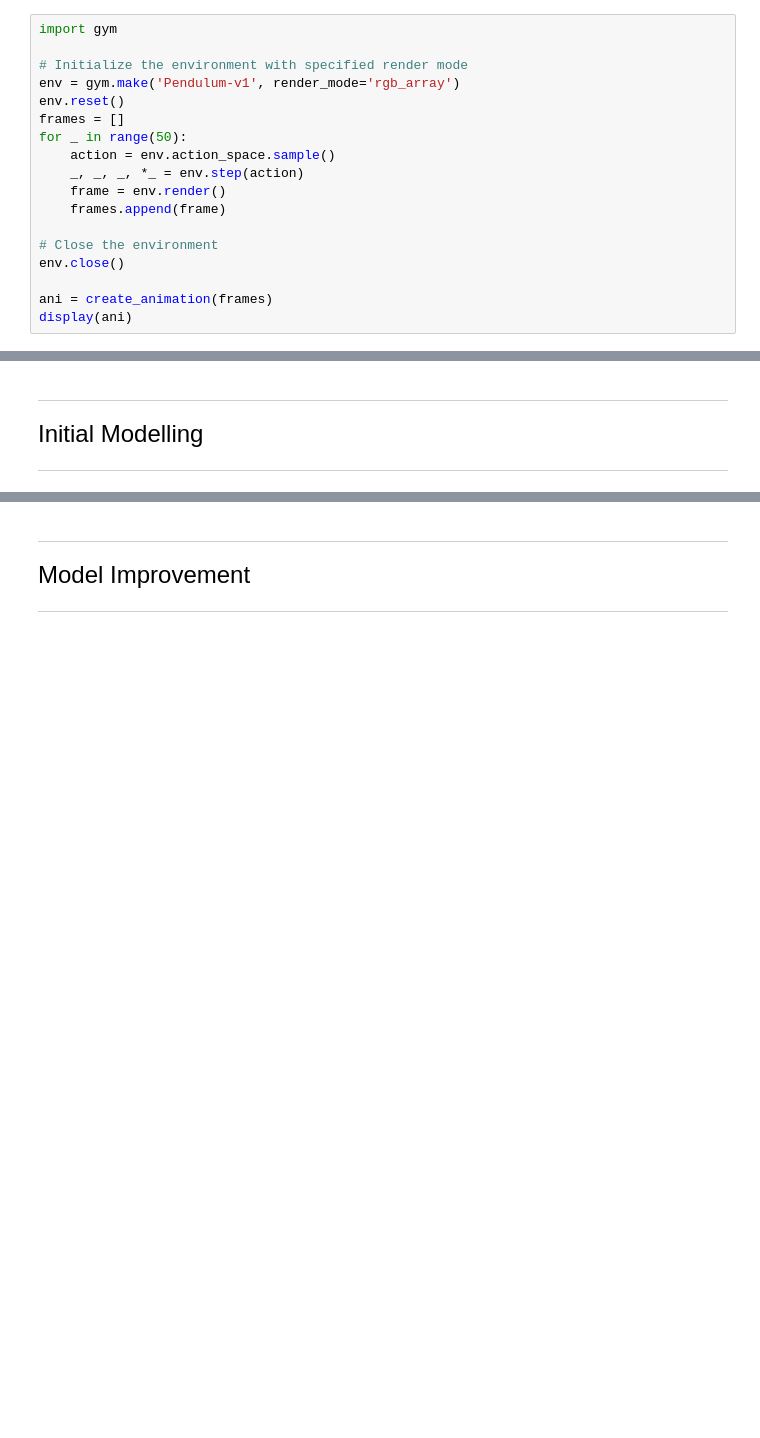
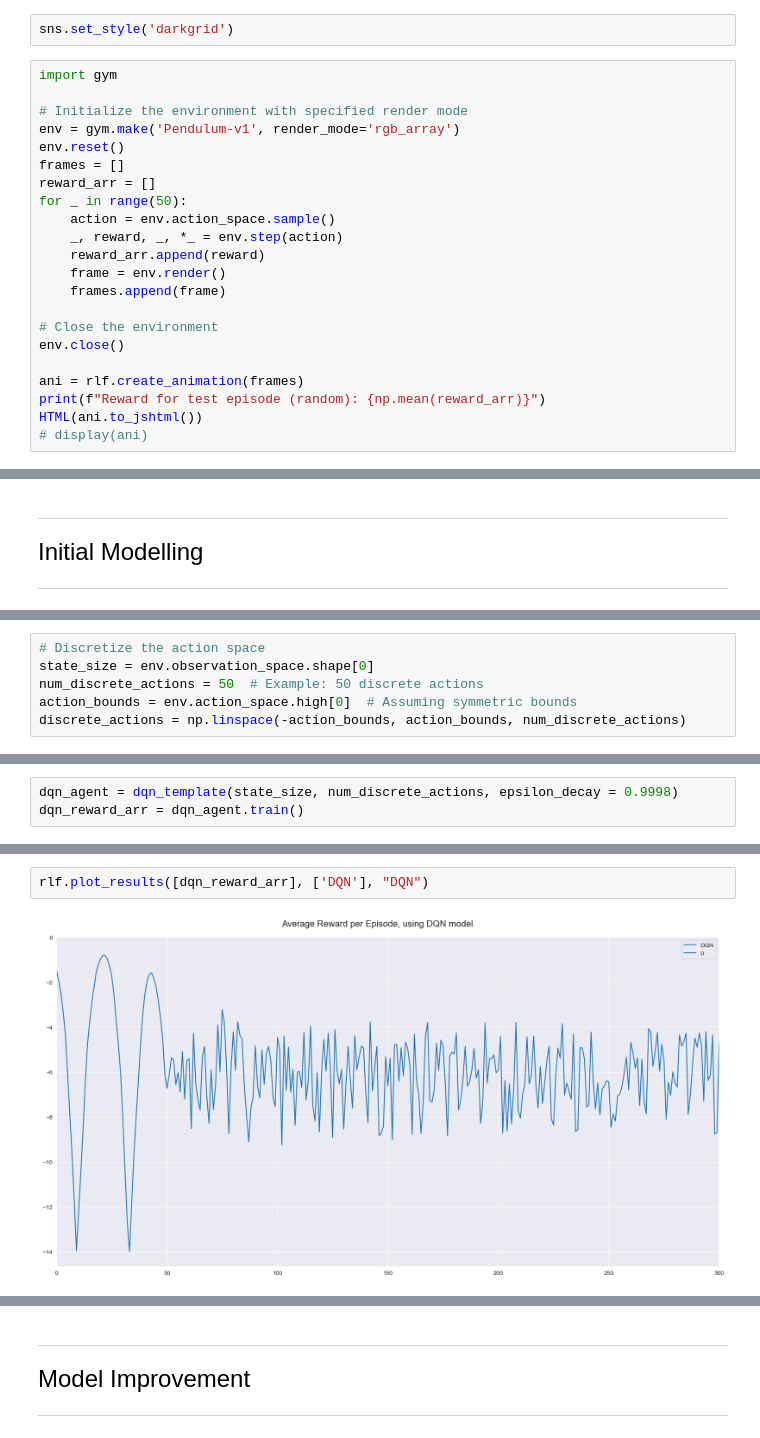
Before and after one commit to derpflections/DELE_CIFAR_DQN, a Jupyter notebook: RL/index_RL.ipynb, the cells around one changed output, grey strips where cells are left out. Cells and saved outputs as stored; diff of their text form; blank space fills up the shorter version.

```diff
--- a/RL/index_RL.ipynb
+++ b/RL/index_RL.ipynb
@@ -71,3 +74,5 @@ def create_animation(frames):
+# %%
+sns.set_style('darkgrid')
 # %%
 import gym
 
@@ -75,15 +80,19 @@ import gym
 env = gym.make('Pendulum-v1', render_mode='rgb_array')
 env.reset()
 frames = []
+reward_arr = []
 for _ in range(50):
     action = env.action_space.sample()
-    _, _, _, *_ = env.step(action)
+    _, reward, _, *_ = env.step(action)
+    reward_arr.append(reward)
     frame = env.render()
     frames.append(frame)
 
 # Close the environment
 env.close()
 
-ani = create_animation(frames)
-display(ani)
+ani = rlf.create_animation(frames)
+print(f"Reward for test episode (random): {np.mean(reward_arr)}")
+HTML(ani.to_jshtml())
+# display(ani)
 # %% [output]
@@ -102,0 +116,6 @@ display(ani)
+# %%
+# Discretize the action space
+state_size = env.observation_space.shape[0]
+num_discrete_actions = 50  # Example: 50 discrete actions
+action_bounds = env.action_space.high[0]  # Assuming symmetric bounds
+discrete_actions = np.linspace(-action_bounds, action_bounds, num_discrete_actions)
@@ -102,0 +197,3 @@ display(ani)
+# %%
+dqn_agent = dqn_template(state_size, num_discrete_actions, epsilon_decay = 0.9998)
+dqn_reward_arr = dqn_agent.train()
@@ -102,0 +218,4 @@ display(ani)
+# %%
+rlf.plot_results([dqn_reward_arr], ['DQN'], "DQN")
+# %% [output]
+[figure, added]
```
Also changed, not shown: parts of 9 cells of this notebook, 2 other files.
